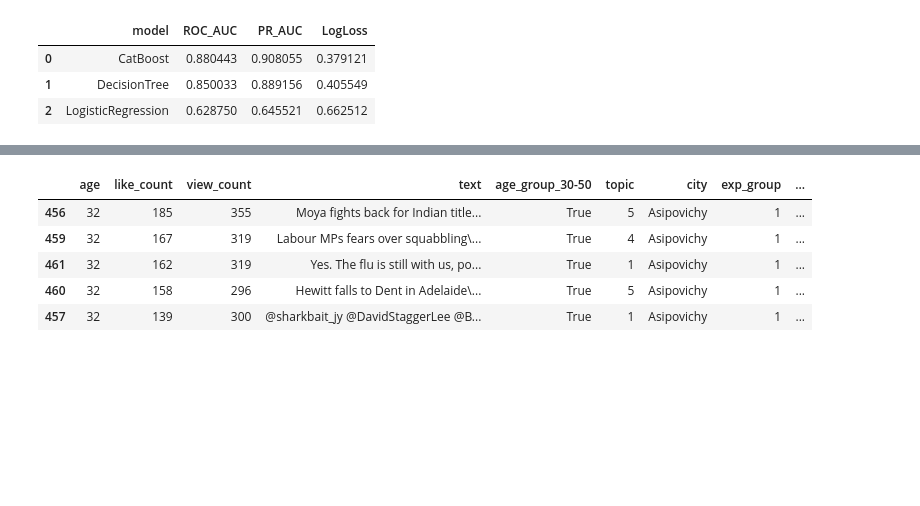
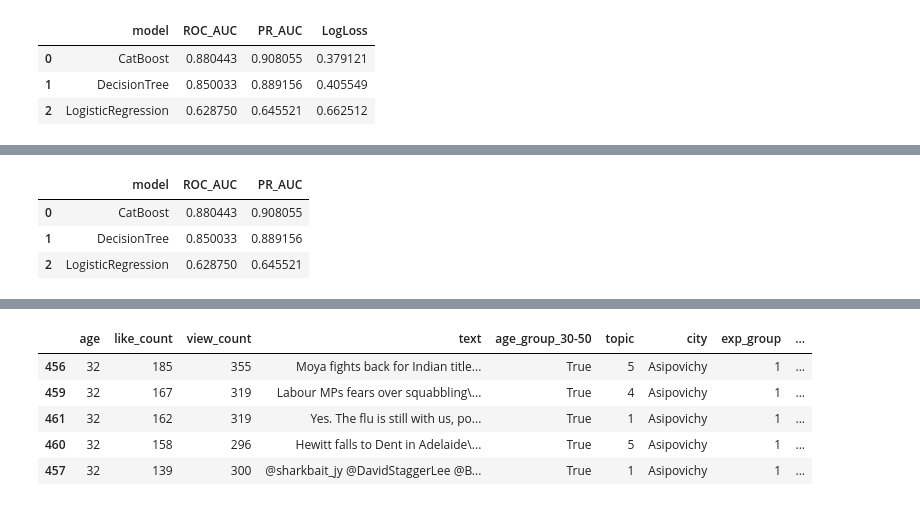
Before and after one commit to QbyKabi/RecSys-Social-Network, a Jupyter notebook: notebooks/final_notebook.ipynb, the cells around one changed output, grey strips where cells are left out. Cells and saved outputs as stored; diff of their text form; code cells hidden in the pictures; blank space fills up the shorter version.

```diff
--- a/notebooks/final_notebook.ipynb
+++ b/notebooks/final_notebook.ipynb
@@ -334,0 +386,31 @@ pd.DataFrame(results).sort_values("ROC_AUC", ascending=False).reset_index(drop=T
+# %%
+from sklearn.metrics import roc_auc_score, average_precision_score
+import pandas as pd
+import os
+
+results = []
+results.append({
+    "model": "CatBoost",
+    "ROC_AUC": roc_auc_score(y_test_new, proba_cb),
+    "PR_AUC":  average_precision_score(y_test_new, proba_cb)
+})
+results.append({
+    "model": "DecisionTree",
+    "ROC_AUC": roc_auc_score(y_test_new, proba_dt),
+    "PR_AUC":  average_precision_score(y_test_new, proba_dt)
+})
+results.append({
+    "model": "LogisticRegression",
+    "ROC_AUC": roc_auc_score(y_test_new, proba_lr),
+    "PR_AUC":  average_precision_score(y_test_new, proba_lr)
+})
+
+cls_df = pd.DataFrame(results).sort_values("ROC_AUC", ascending=False).reset_index(drop=True)
+display(cls_df.round(6))
+os.makedirs("notebooks/img", exist_ok=True)
+cls_df.to_csv("notebooks/img/cls_metrics.csv", index=False)
+# %% [output]
+|  | model | ROC_AUC | PR_AUC |
+| 0 | CatBoost | 0.880443 | 0.908055 |
+| 1 | DecisionTree | 0.850033 | 0.889156 |
+| 2 | LogisticRegression | 0.628750 | 0.645521 |
```
Also changed, not shown: parts of 7 cells of this notebook.
